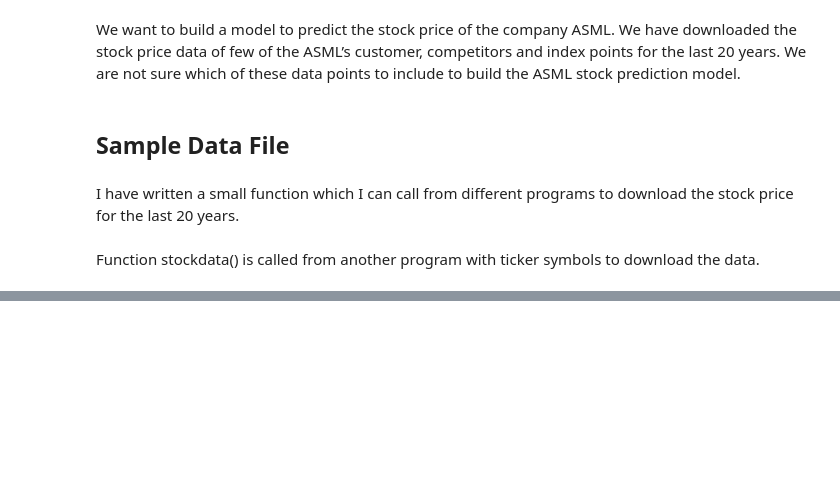
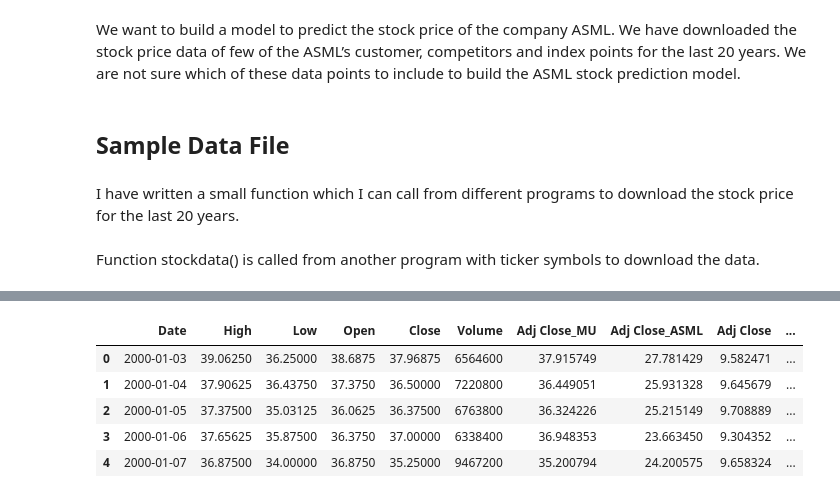
Before and after one commit to TillMeineke/machine_learning, a Jupyter notebook: independent_variable.ipynb, the cells around one changed output, grey strips where cells are left out. Drawn from its saved outputs; the diff is of its cells as text; code cells hidden in the pictures; blank space fills up the shorter version.

```diff
--- a/independent_variable.ipynb
+++ b/independent_variable.ipynb
@@ -63 +66,11 @@ for file in files:
 #all_months_data.to_csv("all_data.csv",index=False)
+# %%
+# ["MU", "ASML","TSM","QCOM", "UMC", "^SOX", "INTC","^IXIC"]
+df1 = pd.read_excel("./data/stock_data/MU.xlsx")
+df2 = pd.read_excel("./data/stock_data/ASML.xlsx")
+df3 = pd.read_excel("./data/stock_data/TSM.xlsx")
+df4 = pd.read_excel("./data/stock_data/QCOM.xlsx")
+df5 = pd.read_excel("./data/stock_data/UMC.xlsx")
+df6 = pd.read_excel("./data/stock_data/^SOX.xlsx")
+df7 = pd.read_excel("./data/stock_data/INTC.xlsx")
+df8 = pd.read_excel("./data/stock_data/^IXIC.xlsx")
@@ -63,0 +100,18 @@ for file in files:
+# %%
+# ["MU", "ASML","TSM","QCOM", "UMC", "^SOX", "INTC","^IXIC"]
+data1 = df1.join(df2['Adj Close'],how='outer', lsuffix='_MU', rsuffix='_ASML')
+data2 = data1.join(df3['Adj Close'],how='outer', rsuffix='_TSM')
+data3 = data2.join(df4['Adj Close'],how='outer', rsuffix='_QCOM')
+data4 = data3.join(df5['Adj Close'],how='outer', rsuffix='_UMC')
+data5 = data4.join(df6['Adj Close'],how='outer', rsuffix='_^SOX')
+data6 = data5.join(df7['Adj Close'],how='outer', rsuffix='_INTC')
+data = data6.join(df8['Adj Close'],how='outer', rsuffix='_^IXIC')
+# %%
+data.head()
+# %% [output]
+|  | Date | High | Low | Open | Close | Volume | Adj Close_MU | Adj Close_ASML | Adj Close | ... |
+| 0 | 2000-01-03 | 39.06250 | 36.25000 | 38.6875 | 37.96875 | 6564600 | 37.915749 | 27.781429 | 9.582471 | ... |
+| 1 | 2000-01-04 | 37.90625 | 36.43750 | 37.3750 | 36.50000 | 7220800 | 36.449051 | 25.931328 | 9.645679 | ... |
+| 2 | 2000-01-05 | 37.37500 | 35.03125 | 36.0625 | 36.37500 | 6763800 | 36.324226 | 25.215149 | 9.708889 | ... |
+| 3 | 2000-01-06 | 37.65625 | 35.87500 | 36.3750 | 37.00000 | 6338400 | 36.948353 | 23.663450 | 9.304352 | ... |
+| 4 | 2000-01-07 | 36.87500 | 34.00000 | 36.8750 | 35.25000 | 9467200 | 35.200794 | 24.200575 | 9.658324 | ... |
```
Also changed, not shown: parts of 11 cells of this notebook, 6 other files.
